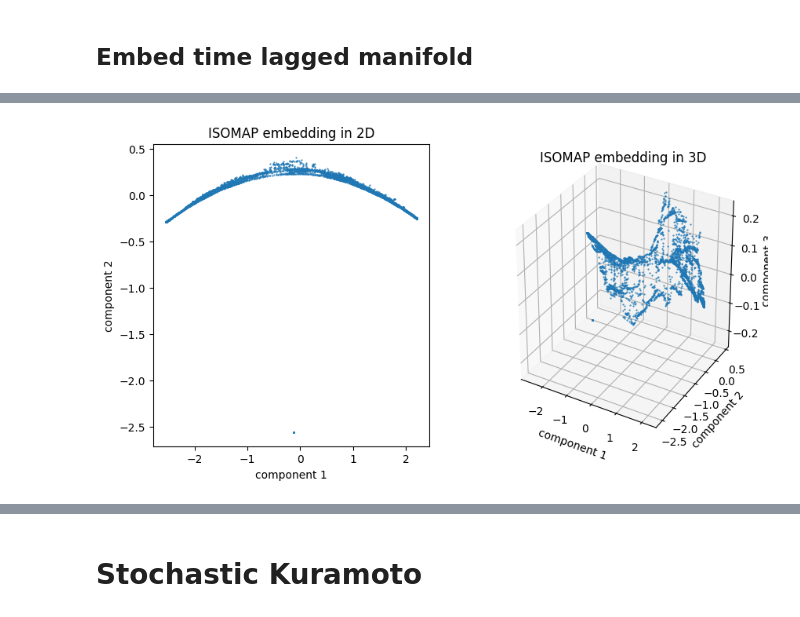
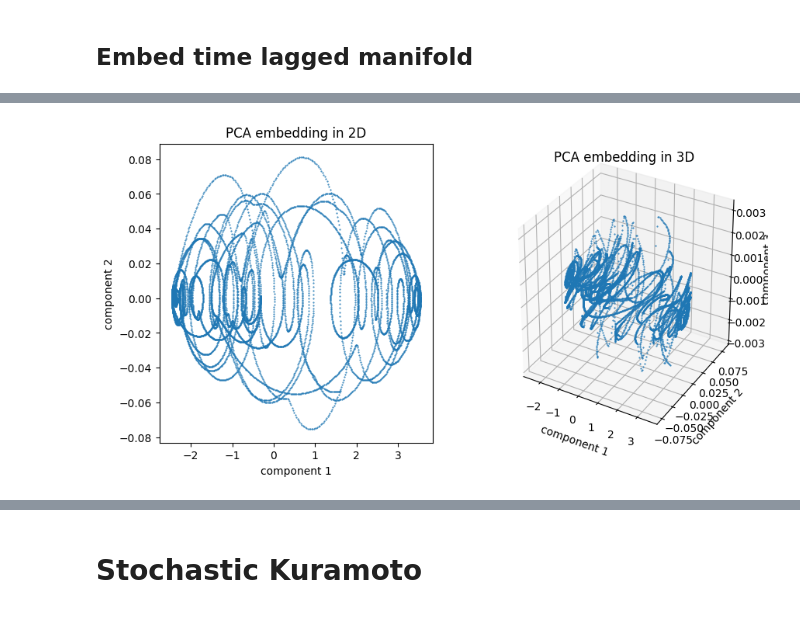
Before and after one commit to data-driven-dynamical-systems/Andre, a Jupyter notebook: Kuramoto/Manifolds.ipynb, the cells around one changed output, grey strips where cells are left out. Cells and saved outputs as stored; diff of their text form; code cells hidden in the pictures.

```diff
--- a/Kuramoto/Manifolds.ipynb
+++ b/Kuramoto/Manifolds.ipynb
@@ -222,9 +152,11 @@ plt.show()
 # %% [markdown]
 ## Generate Manifold Data
 # %%
-y = (sol[1])[:,0]
+#get first column
+y=kuramoto_transform_df.iloc[:,0].values
+
 #set for parameters embedding
-E=2*N+1
+E=2*2*N+1
 tau=1
 
 # create manifold
@@ -297,12 +164,2 @@ manifold = make_manifold(y,E,tau)
-# %%
-#get first column
-y=kuramoto_transform_df.iloc[:,0].values
-
-#set for parameters embedding
-E=2*N+1
-tau=1
-
-# create manifold
-manifold = make_manifold(y,E,tau)
 # %% [markdown]
 ## Embed time lagged manifold
@@ -333,25 +165,0 @@ plt.show()
-# %%
-#embed in space with Isomaps
-imp = Isomap(n_components=3)
-embedded_manifold = imp.fit_transform(manifold)
-fig = plt.figure()
-plt.rcParams['figure.figsize'] = [10,5]
-
-#plot the embedded manifold in 2D
-ax = fig.add_subplot(1, 2, 1)
-ax.plot(embedded_manifold[:,0],embedded_manifold[:,1],'.',markersize=1)
-ax.set_xlabel('component 1')
-ax.set_ylabel('component 2')
-ax.set_title('ISOMAP embedding in 2D')
-
-#plot the embedded manifold in 3D
-ax = fig.add_subplot(1, 2, 2, projection='3d')
-ax.plot3D(embedded_manifold[:,0],embedded_manifold[:,1],embedded_manifold[:,2],'.',markersize=1)
-ax.set_xlabel('component 1')
-ax.set_ylabel('component 2')
-ax.set_zlabel('component 3')
-ax.set_title('ISOMAP embedding in 3D')
-plt.savefig('pictures/K_'+str(K)+'_cartesian_ISOMAPS_embedding_time_lagged_determistic_kuramoto.png',bbox_inches='tight')
-plt.show()
-# %% [output]
-[figure, removed]
@@ -377,0 +166,5 @@ plt.show()
+# %%
+filename = 'pictures/K_'+str(K)+'_cartesian_PCA_embedding_time_lagged_determistic_kuramoto.png'
+plot_embedding(manifold,'PCA',filename)
+# %% [output]
+[figure, added]
```
Also changed, not shown: parts of 36 cells of this notebook, 1 other file.
